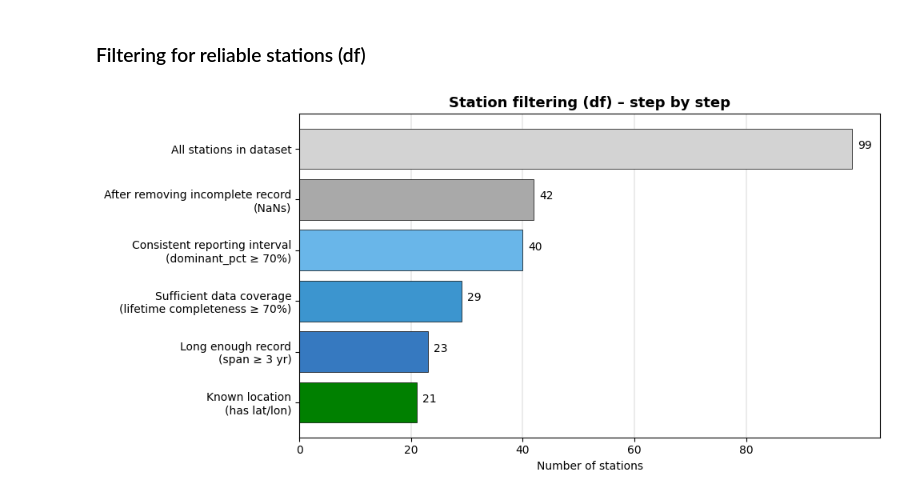
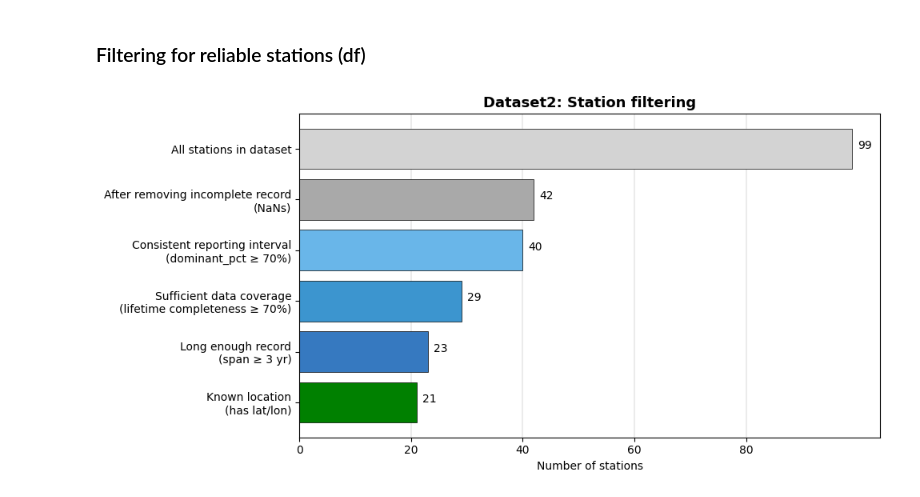
Before and after one commit to pongsakorn-onnim/rainfall_threshold_songkla, a Jupyter notebook: 01_exploratory_data_analysis.ipynb, the cells around one changed output. Drawn from its saved outputs; the diff is of its cells as text; code cells hidden in the pictures.

```diff
--- a/01_exploratory_data_analysis.ipynb
+++ b/01_exploratory_data_analysis.ipynb
@@ -601,23 +601,23 @@ counts = [len(qualified),
 # %%
 colors = ['green', "#3679c0", "#3c95cf", "#69b6e9", 'darkgrey', 'lightgrey']
 
 fig, ax = plt.subplots(figsize=(10, 5))
 
 bars = ax.barh(labels, counts, color=colors, edgecolor='black', linewidth=0.5)        # ax.barh plots from bottom to top
 
 for bar in bars:
     width = bar.get_width()
     y = bar.get_y() + bar.get_height() / 2
     ax.text(width + 1, y, str(width))
 
 ax.set_xticks(range(0, max(counts)+1, 20))
 ax.xaxis.grid(True, linewidth=0.35)
 
-ax.set_title('Station filtering (df) – step by step', fontweight='bold', fontsize=13)
+ax.set_title('Dataset2: Station filtering', fontweight='bold', fontsize=13)
 ax.set_xlabel('Number of stations')
 ax.set_axisbelow(True)
 
 plt.tight_layout()
 plt.show()
 # %% [output]
-[figure, old version]
+[figure, new version]
```
Also changed, not shown: parts of 8 cells of this notebook.
